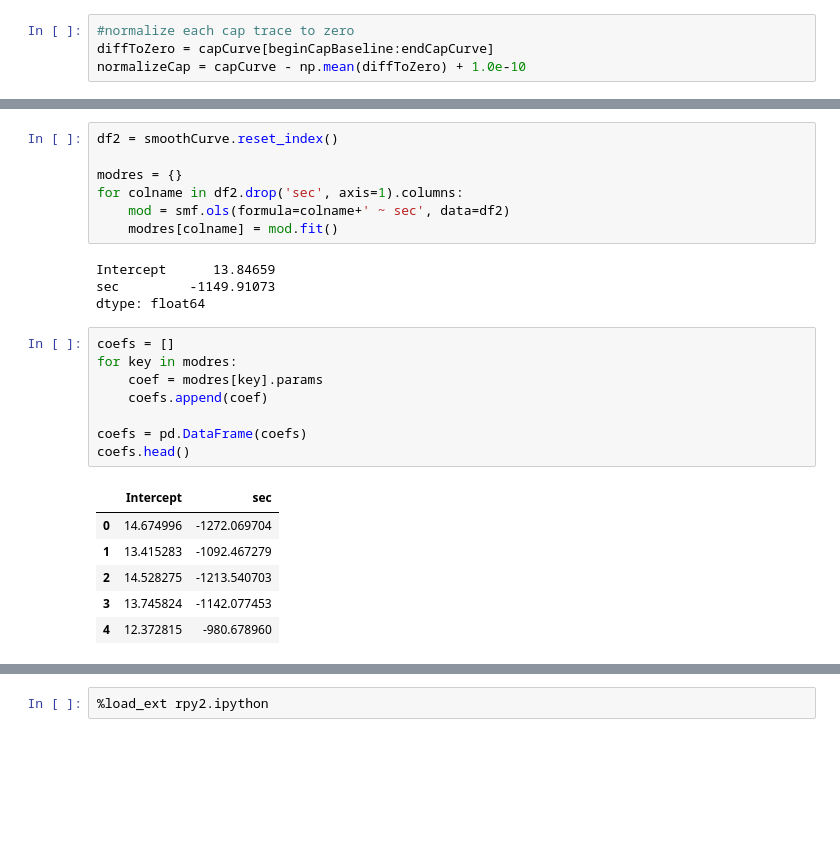
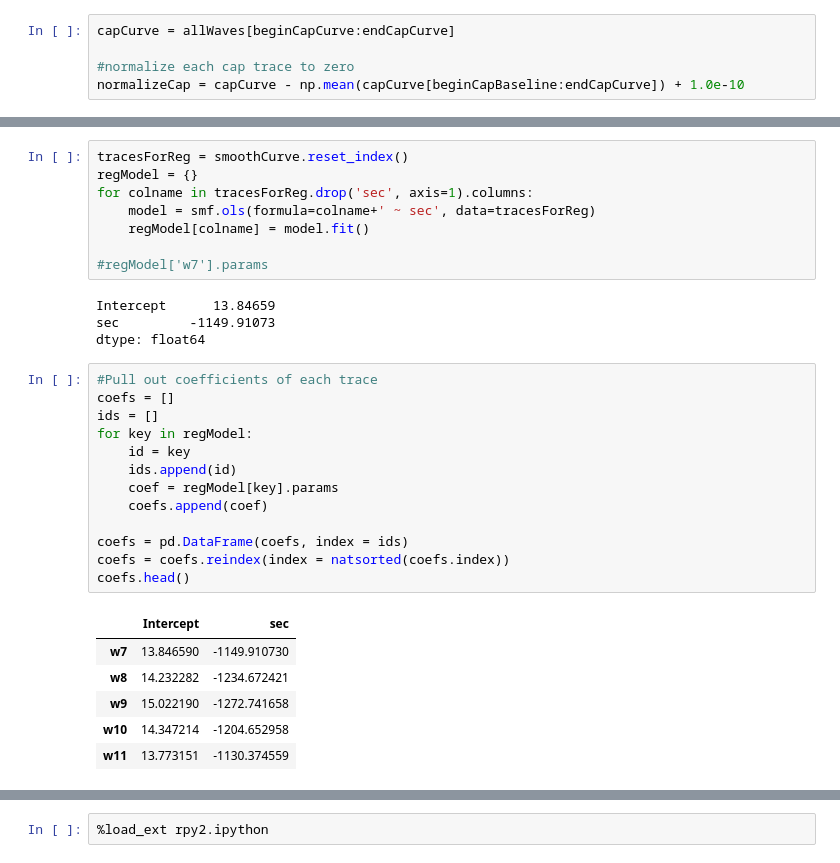
Before and after one commit to yuwie10/ephysAnalysis, a Jupyter notebook: ephysAnalysis.ipynb, the cells around one changed output, grey strips where cells are left out. Drawn from its saved outputs; the diff is of its cells as text; blank space fills up the shorter version.

```diff
--- a/ephysAnalysis.ipynb
+++ b/ephysAnalysis.ipynb
@@ -132,7 +134,8 @@ capCurve = allWaves[beginCapCurve:endCapCurve]
 # %%
+capCurve = allWaves[beginCapCurve:endCapCurve]
+
 #normalize each cap trace to zero
-diffToZero = capCurve[beginCapBaseline:endCapCurve]
-normalizeCap = capCurve - np.mean(diffToZero) + 1.0e-10
+normalizeCap = capCurve - np.mean(capCurve[beginCapBaseline:endCapCurve]) + 1.0e-10
 # %%
 x = normalizeCap
 fig, ax = plt.subplots()
@@ -153,28 +156,34 @@ plt.show()
 # %% [output]
 [figure]
 # %%
-df2 = smoothCurve.reset_index()
+tracesForReg = smoothCurve.reset_index()
+regModel = {}
+for colname in tracesForReg.drop('sec', axis=1).columns:
+    model = smf.ols(formula=colname+' ~ sec', data=tracesForReg)
+    regModel[colname] = model.fit()
 
-modres = {}
-for colname in df2.drop('sec', axis=1).columns:
-    mod = smf.ols(formula=colname+' ~ sec', data=df2)
-    modres[colname] = mod.fit()
+#regModel['w7'].params
 # %% [output]
 Intercept      13.84659
 sec         -1149.91073
 dtype: float64
 # %%
+#Pull out coefficients of each trace
 coefs = []
-for key in modres:
-    coef = modres[key].params
+ids = []
+for key in regModel:
+    id = key
+    ids.append(id)
+    coef = regModel[key].params
     coefs.append(coef)
 
-coefs = pd.DataFrame(coefs)
+coefs = pd.DataFrame(coefs, index = ids)
+coefs = coefs.reindex(index = natsorted(coefs.index))
 coefs.head()
 # %% [output]
 |  | Intercept | sec |
-| 0 | 14.674996 | -1272.069704 |
-| 1 | 13.415283 | -1092.467279 |
-| 2 | 14.528275 | -1213.540703 |
-| 3 | 13.745824 | -1142.077453 |
-| 4 | 12.372815 | -980.678960 |
+| w7 | 13.846590 | -1149.910730 |
+| w8 | 14.232282 | -1234.672421 |
+| w9 | 15.022190 | -1272.741658 |
+| w10 | 14.347214 | -1204.652958 |
+| w11 | 13.773151 | -1130.374559 |
```
Also changed, not shown: parts of 43 cells of this notebook, 1 other file.
